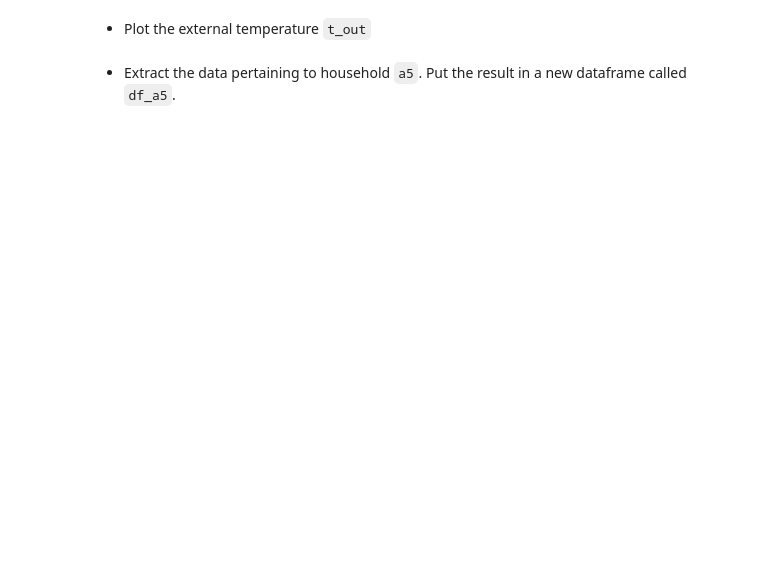
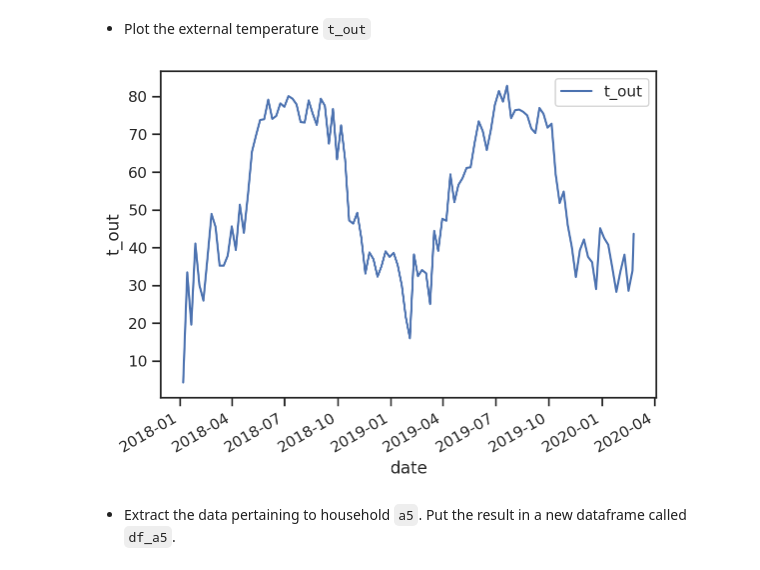
Before and after one commit to benmariner99/me-239-intro-to-data-science, a Jupyter notebook: lecture06/homework_06.ipynb, the cells around one changed output. Saved outputs shown, nothing was run; the diff lists cells and outputs as text; code cells hidden in the pictures; blank space fills up the shorter version.

```diff
--- a/lecture06/homework_06.ipynb
+++ b/lecture06/homework_06.ipynb
@@ -93,3 +179,10 @@ df.head()
+# %%
+import matplotlib.pyplot as plt
+pd.plotting.register_matplotlib_converters()
+df.plot(x='date', y='t_out');
+plt.ylabel('t_out');
+# %% [output]
+[figure, added]
 # %% [markdown]
 + Extract the data pertaining to household `a5`.
 Put the result in a new dataframe called `df_a5`.
```
Also changed, not shown: parts of 41 cells of this notebook.
